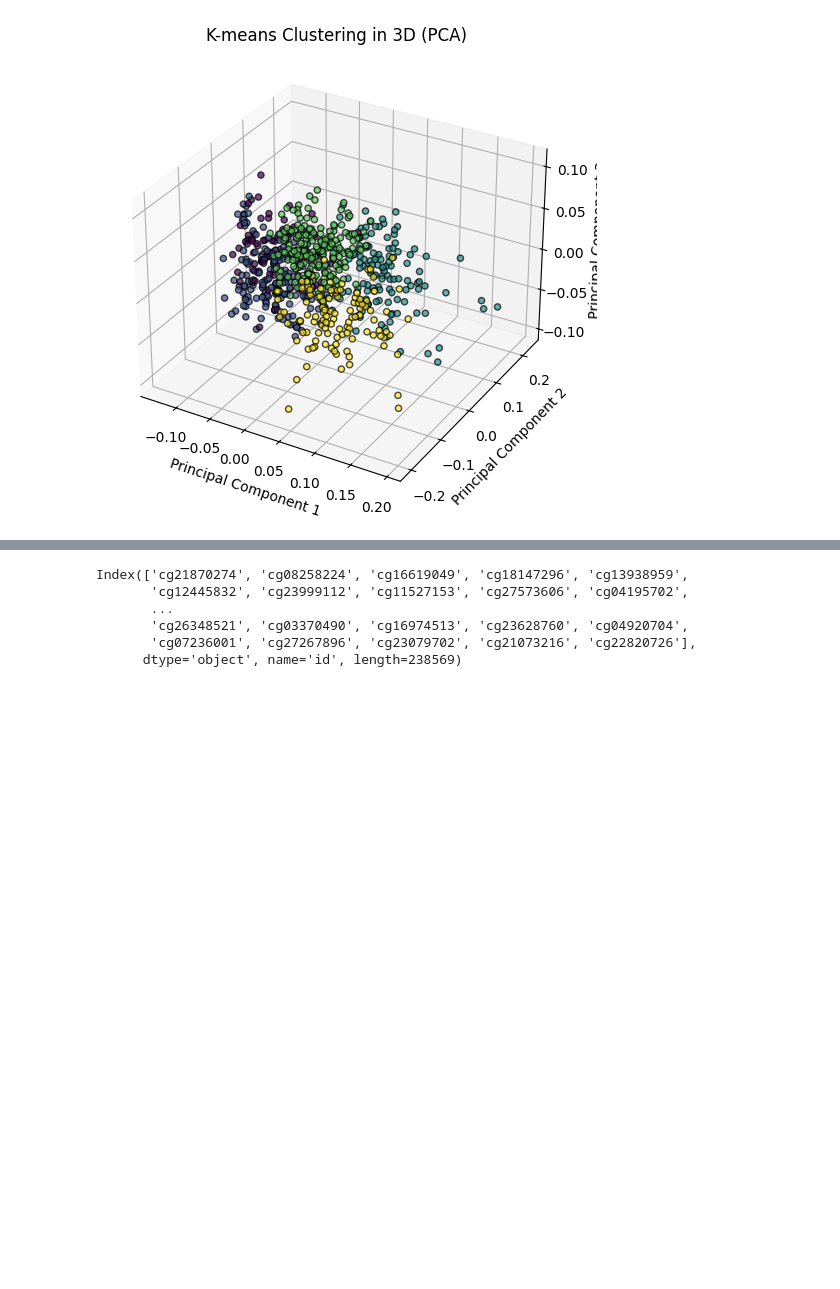
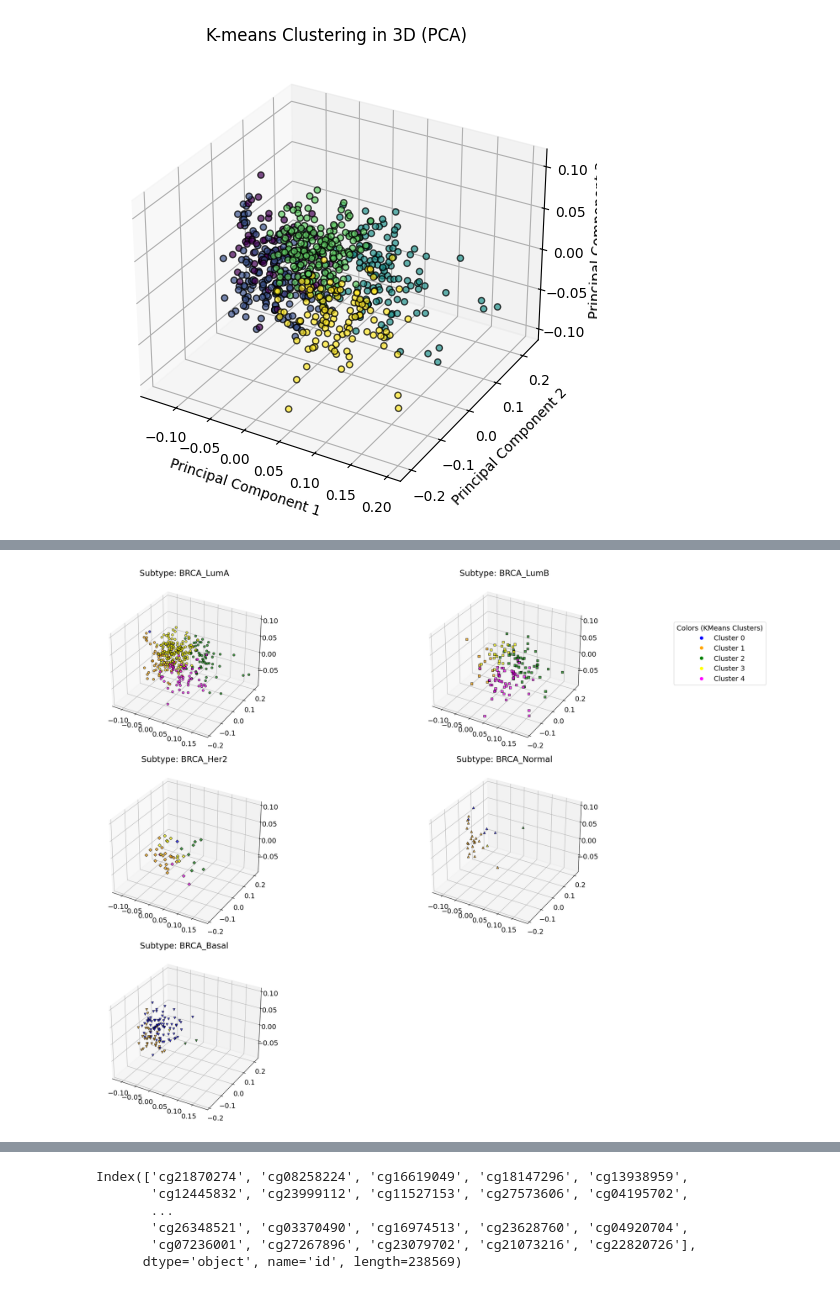
Before and after one commit to jacob-tye/20232110_TCGA_METHYLATION_CLINICAL_ML, a Jupyter notebook: analysis/03_kmeans_clustering.ipynb, the cells around one changed output, grey strips where cells are left out. Saved outputs shown, nothing was run; the diff lists cells and outputs as text; code cells hidden in the pictures; blank space fills up the shorter version.

```diff
--- a/analysis/03_kmeans_clustering.ipynb
+++ b/analysis/03_kmeans_clustering.ipynb
@@ -96,0 +135,64 @@ plt.show()
+# %%
+plt.rcParams.update({"font.size": 14})
+
+fig = plt.figure(figsize=(20, 16))
+
+colors = ["blue", "orange", "green", "yellow", "magenta"]
+shapes = {
+    subtype: shape for subtype, shape in zip(y.unique(), ["o", "s", "D", "^", "v"])
+}
+color_map = {cluster: color for cluster, color in zip(range(len(colors)), colors)}
+
+# Determine min and max for all axes
+x_min, x_max = X_pca[:, 0].min(), X_pca[:, 0].max()
+y_min, y_max = X_pca[:, 1].min(), X_pca[:, 1].max()
+z_min, z_max = X_pca[:, 2].min(), X_pca[:, 2].max()
+
+# Create subplots for each subtype
+axes = []
+for i, subtype in enumerate(shapes.keys()):
+    ax = fig.add_subplot(3, 2, i + 1, projection="3d")
+    axes.append(ax)
+    shape = shapes[subtype]
+    mask = y == subtype
+
+    # Plot data points for each kmeans cluster with unique colors
+    for cluster in range(len(colors)):
+        cluster_mask = (y == subtype) & (kmeans_labels == cluster)
+        ax.scatter(
+            X_pca[cluster_mask, 0],
+            X_pca[cluster_mask, 1],
+            X_pca[cluster_mask, 2],
+            c=[to_rgba(color_map[cluster])],
+            marker=shape,
+            edgecolor="k",
+            alpha=0.7,
+        )
+
+    # Set axis limits to be consistent across all plots
+    ax.set_xlim(x_min, x_max)
+    ax.set_ylim(y_min, y_max)
+    ax.set_zlim(z_min, z_max)
+
+    ax.set_title(f"Subtype: {subtype}")
+
+# Create handles for color legend
+color_handles = [
+    plt.Line2D(
+        [], [], color=color, marker="o", linestyle="", label=f"Cluster {cluster}"
+    )
+    for cluster, color in color_map.items()
+]
+
+# Add a single legend for colors to the figure
+fig.legend(
+    handles=color_handles,
+    title="Colors (KMeans Clusters)",
+    loc="upper right",
+    bbox_to_anchor=(1.1, 0.9),
+)
+
+plt.tight_layout()
+plt.show()
+# %% [output]
+[figure, added]
```
Also changed, not shown: parts of 6 cells of this notebook, 7 other files.
